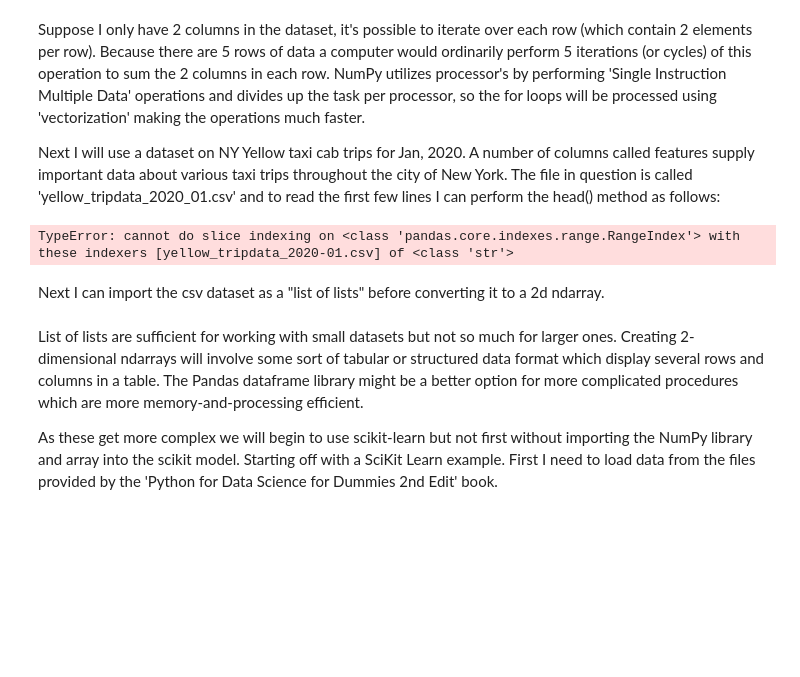
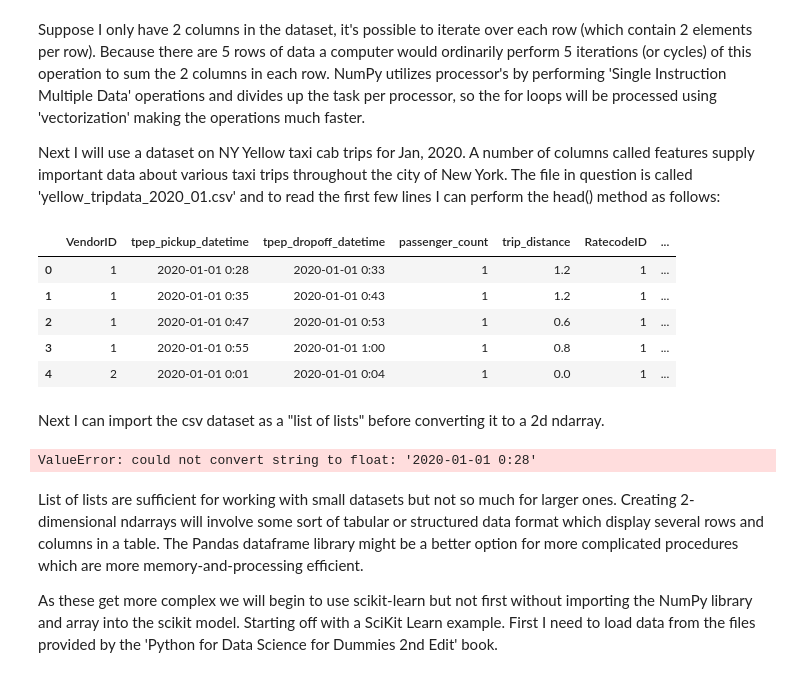
Before and after one commit to lynstanford/Python-for-Data-Science-for-Dummies-2, a Jupyter notebook: P4DS4D2.ipynb, the cells around one changed output. Drawn from its saved outputs; the diff is of its cells as text; code cells hidden in the pictures; blank space fills up the shorter version.

```diff
--- a/P4DS4D2.ipynb
+++ b/P4DS4D2.ipynb
@@ -50,10 +50,15 @@ Next I will use a dataset on NY Yellow taxi cab trips for Jan, 2020. A number of
 # %%
 import pandas as pd
 
 open_csv = pd.read_csv("yellow_tripdata_2020-01.csv")
-open_csv.head("yellow_tripdata_2020-01.csv")
+open_csv.head()
 # %% [output]
-TypeError: cannot do slice indexing on <class 'pandas.core.indexes.range.RangeIndex'> with these indexers [yellow_tripdata_2020-01.csv] of <class 'str'>
+|  | VendorID | tpep_pickup_datetime | tpep_dropoff_datetime | passenger_count | trip_distance | RatecodeID | ... |
+| 0 | 1 | 2020-01-01 0:28 | 2020-01-01 0:33 | 1 | 1.2 | 1 | ... |
+| 1 | 1 | 2020-01-01 0:35 | 2020-01-01 0:43 | 1 | 1.2 | 1 | ... |
+| 2 | 1 | 2020-01-01 0:47 | 2020-01-01 0:53 | 1 | 0.6 | 1 | ... |
+| 3 | 1 | 2020-01-01 0:55 | 2020-01-01 1:00 | 1 | 0.8 | 1 | ... |
+| 4 | 2 | 2020-01-01 0:01 | 2020-01-01 0:04 | 1 | 0.0 | 1 | ... |
 # %% [markdown]
 Next I can import the csv dataset as a "list of lists" before converting it to a 2d ndarray.
 # %%
@@ -61,7 +66,7 @@ import csv
 import numpy as np
 
 # import nyc_taxi.csv as a list of lists
-f = open('yellow_tripdata_2020_01.csv', 'r')
+f = open('yellow_tripdata_2020-01.csv', 'r')
 taxi_list = list(csv.reader(f))
 
 # remove the header row
@@ -75,9 +80,11 @@ for row in taxi_list:
         converted_row.append(float(item))
     converted_taxi_list.append(converted_row)
 
-# start writing your code below this comment
-coverted_taxi_list = np.array(taxi_list)
-taxi = np.array(converted_taxi_list)
+# our list of lists is stored as data_list
+data_ndarray = np.array(taxi_list)
+taxi = np.array(data_ndarray)
+# %% [output]
+ValueError: could not convert string to float: '2020-01-01 0:28'
 # %% [markdown]
 List of lists are sufficient for working with small datasets but not so much for larger ones. Creating 2-dimensional ndarrays will involve some sort of tabular or structured data format which display several rows and columns in a table. The Pandas dataframe library might be a better option for more complicated procedures which are more memory-and-processing efficient.
 
```
Also changed, not shown: 2 other files.
